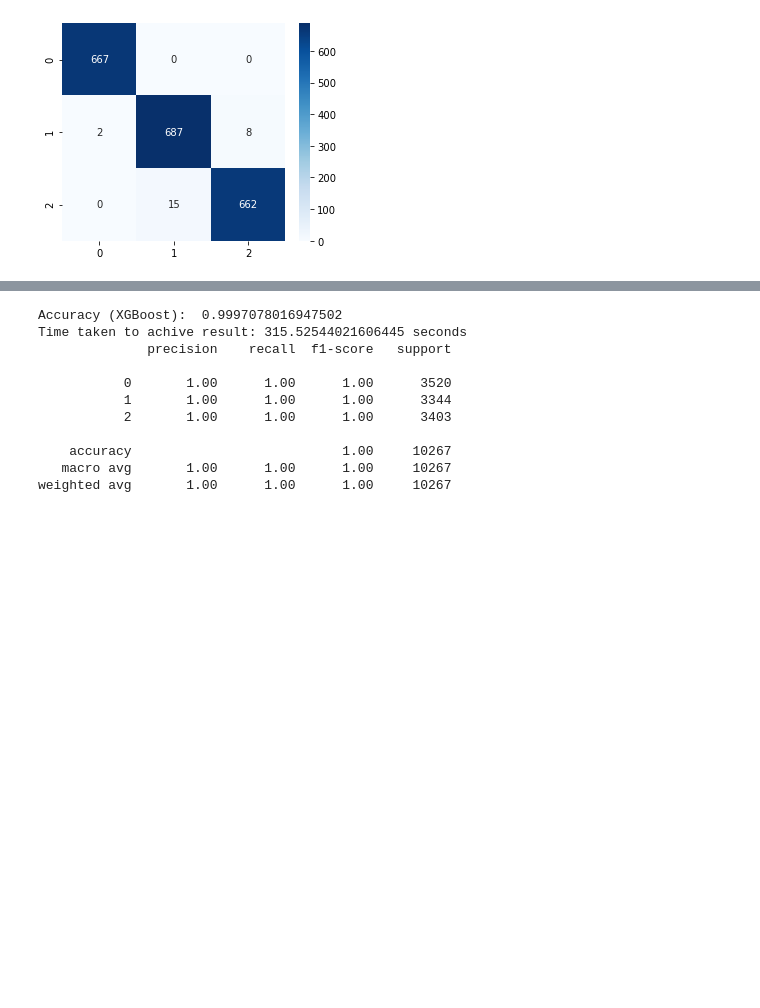
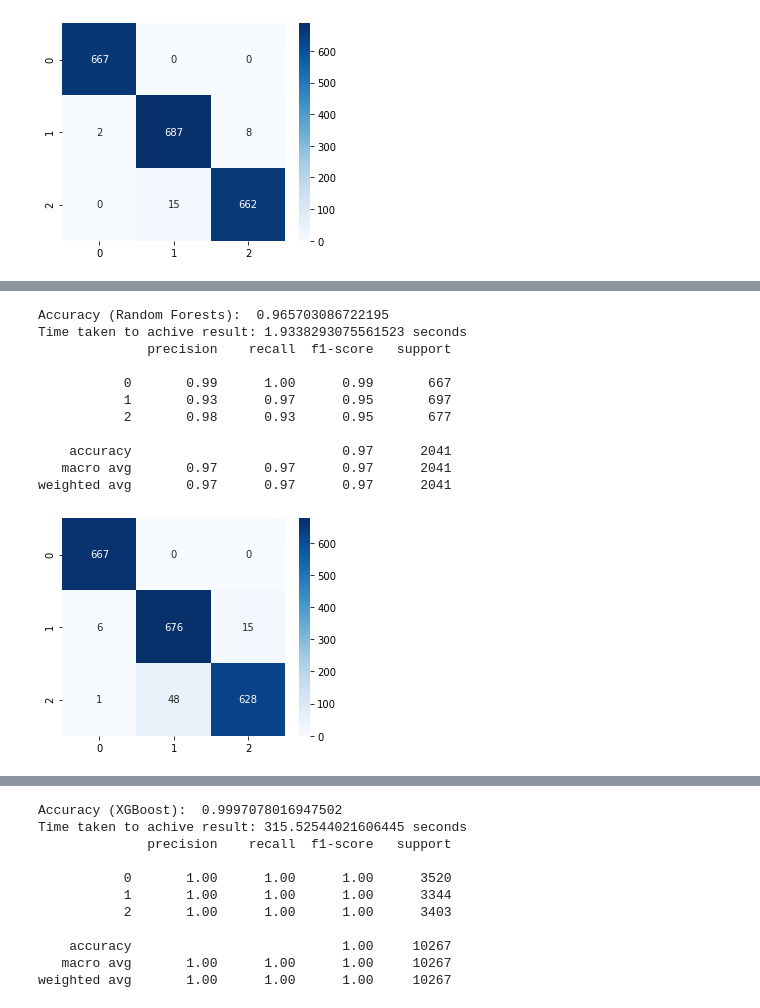
Before and after one commit to appeldaniel1998/Data-Visualization-Final-Project, a Jupyter notebook: Hand Positioning.ipynb, the cells around one changed output, grey strips where cells are left out. Drawn from its saved outputs; the diff is of its cells as text; code cells hidden in the pictures; blank space fills up the shorter version.

```diff
--- a/Hand Positioning.ipynb
+++ b/Hand Positioning.ipynb
@@ -1093,0 +1076,18 @@ In this datasetet, many changes can be done at every step to change, improve or
+# %%
+modelRandForestsPCA, predictionsRandForestsPCA, accuracyRandForestsPCA, timeRandForestsPCA = randForests(X_train_Reduced,
+                                                                                                         y_train,
+                                                                                                         X_test_Reduced,
+                                                                                                         y_test)
+# %% [output]
+Accuracy (Random Forests):  0.965703086722195
+Time taken to achive result: 1.9338293075561523 seconds
+              precision    recall  f1-score   support
+
+           0       0.99      1.00      0.99       667
+           1       0.93      0.97      0.95       697
+           2       0.98      0.93      0.95       677
+
+    accuracy                           0.97      2041
+   macro avg       0.97      0.97      0.97      2041
+weighted avg       0.97      0.97      0.97      2041
+[figure, added]
```
Also changed, not shown: parts of 57 cells of this notebook.
